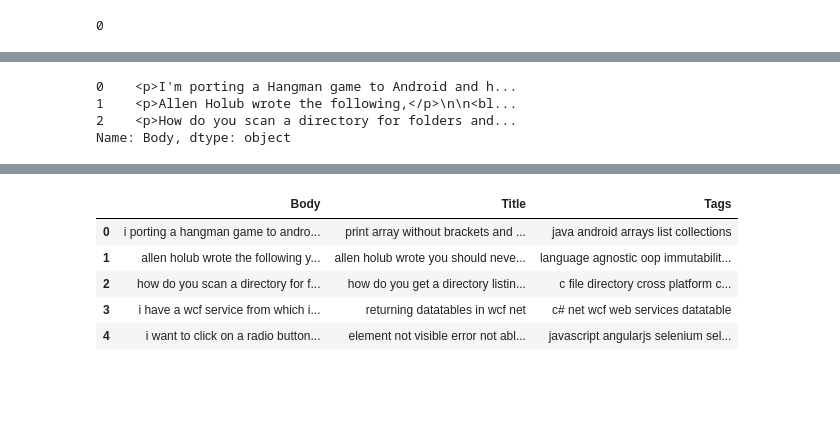
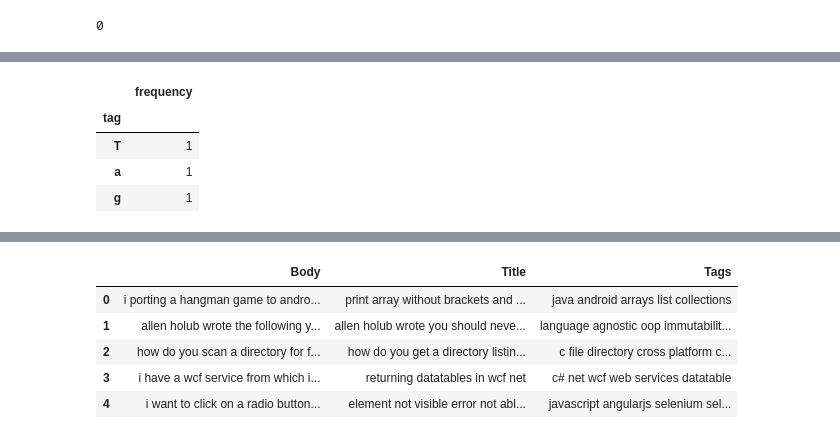
Before and after one commit to Bounkass/Categoriser-automatiquement-des-questions, a Jupyter notebook: p5_cleanedtext.ipynb, the cells around one changed output, grey strips where cells are left out. Drawn from its saved outputs; the diff is of its cells as text; code cells hidden in the pictures; blank space fills up the shorter version.

Commit message:
add title and head

```diff
--- a/p5_cleanedtext.ipynb
+++ b/p5_cleanedtext.ipynb
@@ -112,7 +124,0 @@ Name: Tags, dtype: object
-# %%
-df.Body.head(3)
-# %% [output]
-0    <p>I'm porting a Hangman game to Android and h...
-1    <p>Allen Holub wrote the following,</p>\n\n<bl...
-2    <p>How do you scan a directory for folders and...
-Name: Body, dtype: object
@@ -118,0 +130,16 @@ Name: Body, dtype: object
+# %%
+tag_list = []
+for word in df['Tags'].str.split(','):
+     tag_list.extend(word)
+
+df_tag_list = pd.DataFrame(tag_list, columns=["Tag"])
+Tag_list = [ token for token_list in df_tag_list for token in token_list]
+df_tag_freq = pd.DataFrame(nltk.FreqDist(Tag_list).items(),columns=['tag', 'frequency']).set_index('tag')
+df_tag_freq.sort_values("frequency", ascending=False, inplace=True)
+df_tag_freq.head(20)
+# %% [output]
+|  | frequency |
+| tag |  |
+| T | 1 |
+| a | 1 |
+| g | 1 |
```
Also changed, not shown: parts of 45 cells of this notebook.
